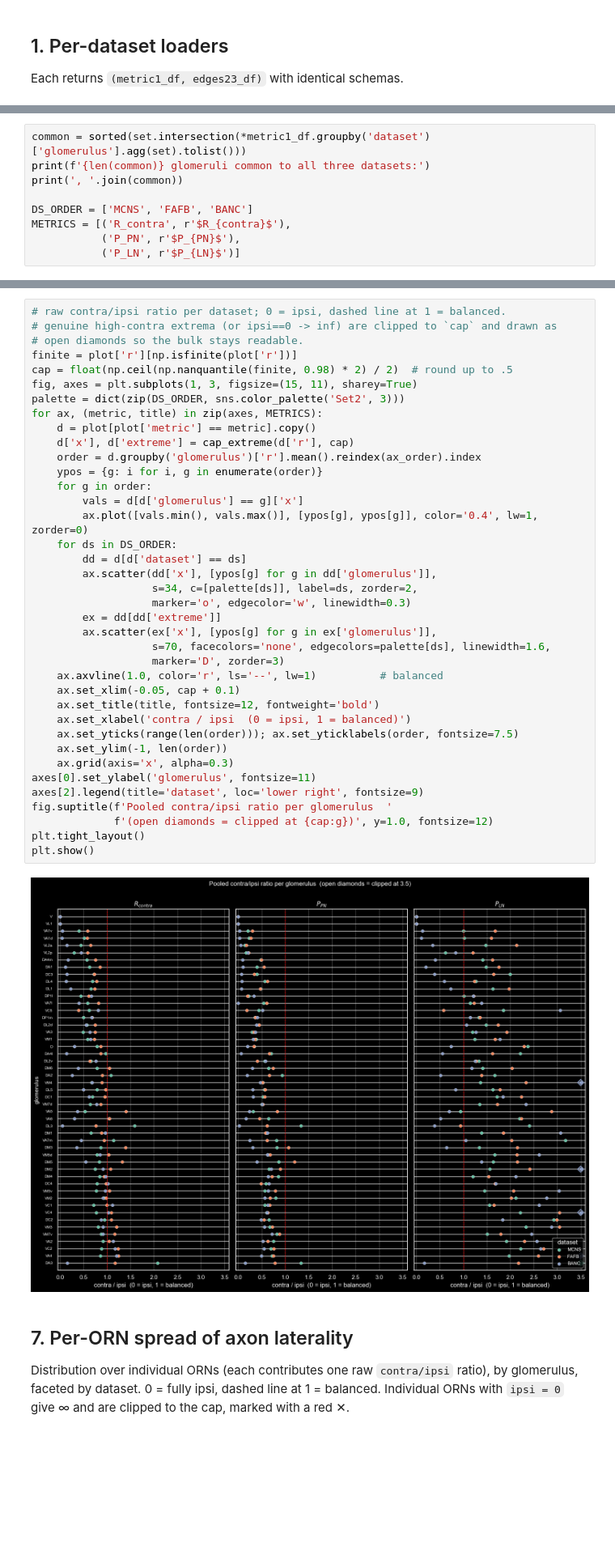
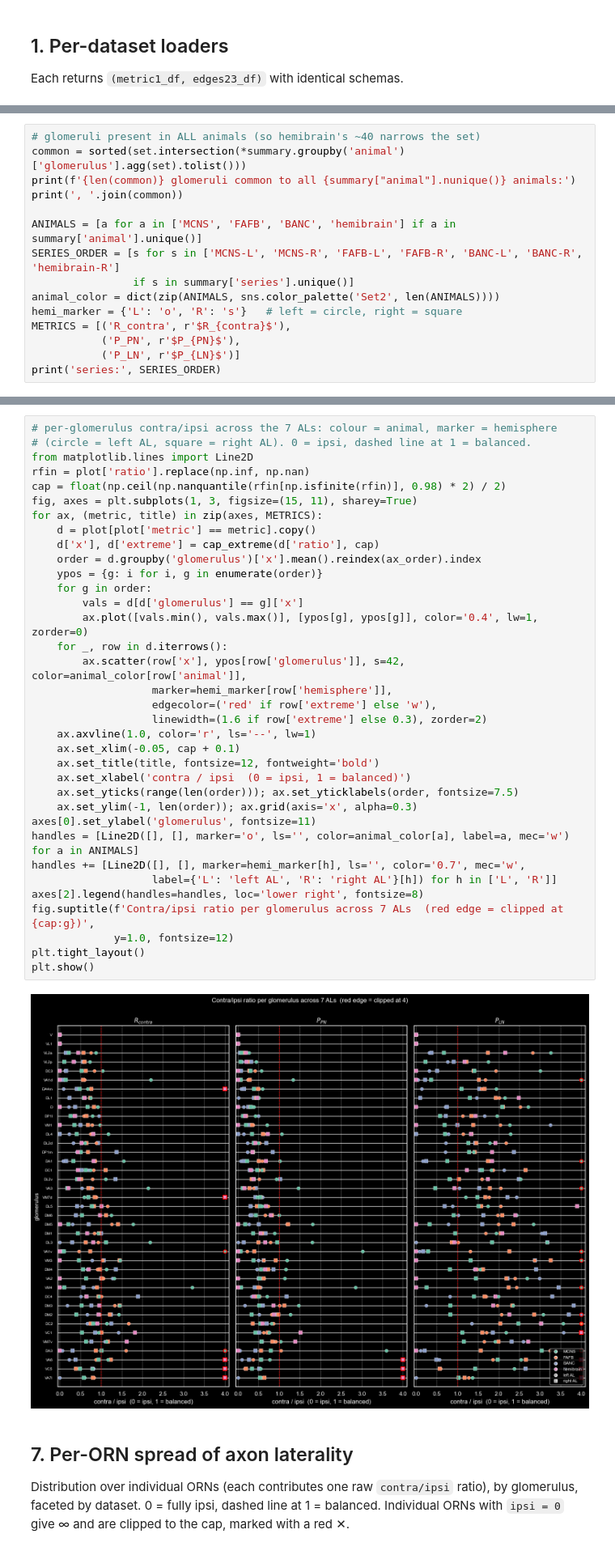
Before and after one commit to neurorishika/fly-connectomics, a Jupyter notebook: analysis/ORN-lateralization-multi.ipynb, the cells around one changed output, grey strips where cells are left out. Shown at 81% size. Drawn from its saved outputs; the diff is of its cells as text; blank space fills up the shorter version.

```diff
--- a/analysis/ORN-lateralization-multi.ipynb
+++ b/analysis/ORN-lateralization-multi.ipynb
@@ -286,10 +291,16 @@ saved ORN-lateralization-multi.csv   (474, 8)
 # %%
-common = sorted(set.intersection(*metric1_df.groupby('dataset')['glomerulus'].agg(set).tolist()))
-print(f'{len(common)} glomeruli common to all three datasets:')
+# glomeruli present in ALL animals (so hemibrain's ~40 narrows the set)
+common = sorted(set.intersection(*summary.groupby('animal')['glomerulus'].agg(set).tolist()))
+print(f'{len(common)} glomeruli common to all {summary["animal"].nunique()} animals:')
 print(', '.join(common))
 
-DS_ORDER = ['MCNS', 'FAFB', 'BANC']
+ANIMALS = [a for a in ['MCNS', 'FAFB', 'BANC', 'hemibrain'] if a in summary['animal'].unique()]
+SERIES_ORDER = [s for s in ['MCNS-L', 'MCNS-R', 'FAFB-L', 'FAFB-R', 'BANC-L', 'BANC-R', 'hemibrain-R']
+                if s in summary['series'].unique()]
+animal_color = dict(zip(ANIMALS, sns.color_palette('Set2', len(ANIMALS))))
+hemi_marker = {'L': 'o', 'R': 's'}   # left = circle, right = square
 METRICS = [('R_contra', r'$R_{contra}$'),
            ('P_PN', r'$P_{PN}$'),
            ('P_LN', r'$P_{LN}$')]
+print('series:', SERIES_ORDER)
 # %% [output]
@@ -343,43 +351,40 @@ Dot / lollipop view: marker per dataset, glomeruli sorted, dashed line at **1 =
 # %%
-# raw contra/ipsi ratio per dataset; 0 = ipsi, dashed line at 1 = balanced.
-# genuine high-contra extrema (or ipsi==0 -> inf) are clipped to `cap` and drawn as
-# open diamonds so the bulk stays readable.
-finite = plot['r'][np.isfinite(plot['r'])]
-cap = float(np.ceil(np.nanquantile(finite, 0.98) * 2) / 2)  # round up to .5
+# per-glomerulus contra/ipsi across the 7 ALs: colour = animal, marker = hemisphere
+# (circle = left AL, square = right AL). 0 = ipsi, dashed line at 1 = balanced.
+from matplotlib.lines import Line2D
+rfin = plot['ratio'].replace(np.inf, np.nan)
+cap = float(np.ceil(np.nanquantile(rfin[np.isfinite(rfin)], 0.98) * 2) / 2)
 fig, axes = plt.subplots(1, 3, figsize=(15, 11), sharey=True)
-palette = dict(zip(DS_ORDER, sns.color_palette('Set2', 3)))
 for ax, (metric, title) in zip(axes, METRICS):
     d = plot[plot['metric'] == metric].copy()
-    d['x'], d['extreme'] = cap_extreme(d['r'], cap)
-    order = d.groupby('glomerulus')['r'].mean().reindex(ax_order).index
+    d['x'], d['extreme'] = cap_extreme(d['ratio'], cap)
+    order = d.groupby('glomerulus')['x'].mean().reindex(ax_order).index
     ypos = {g: i for i, g in enumerate(order)}
     for g in order:
         vals = d[d['glomerulus'] == g]['x']
         ax.plot([vals.min(), vals.max()], [ypos[g], ypos[g]], color='0.4', lw=1, zorder=0)
-    for ds in DS_ORDER:
-        dd = d[d['dataset'] == ds]
-        ax.scatter(dd['x'], [ypos[g] for g in dd['glomerulus']],
-                   s=34, c=[palette[ds]], label=ds, zorder=2,
-                   marker='o', edgecolor='w', linewidth=0.3)
-        ex = dd[dd['extreme']]
-        ax.scatter(ex['x'], [ypos[g] for g in ex['glomerulus']],
-                   s=70, facecolors='none', edgecolors=palette[ds], linewidth=1.6,
-                   marker='D', zorder=3)
-    ax.axvline(1.0, color='r', ls='--', lw=1)          # balanced
+    for _, row in d.iterrows():
+        ax.scatter(row['x'], ypos[row['glomerulus']], s=42, color=animal_color[row['animal']],
+                   marker=hemi_marker[row['hemisphere']],
+                   edgecolor=('red' if row['extreme'] else 'w'),
+                   linewidth=(1.6 if row['extreme'] else 0.3), zorder=2)
+    ax.axvline(1.0, color='r', ls='--', lw=1)
     ax.set_xlim(-0.05, cap + 0.1)
     ax.set_title(title, fontsize=12, fontweight='bold')
     ax.set_xlabel('contra / ipsi  (0 = ipsi, 1 = balanced)')
     ax.set_yticks(range(len(order))); ax.set_yticklabels(order, fontsize=7.5)
-    ax.set_ylim(-1, len(order))
-    ax.grid(axis='x', alpha=0.3)
+    ax.set_ylim(-1, len(order)); ax.grid(axis='x', alpha=0.3)
 axes[0].set_ylabel('glomerulus', fontsize=11)
-axes[2].legend(title='dataset', loc='lower right', fontsize=9)
-fig.suptitle(f'Pooled contra/ipsi ratio per glomerulus  '
-             f'(open diamonds = clipped at {cap:g})', y=1.0, fontsize=12)
+handles = [Line2D([], [], marker='o', ls='', color=animal_color[a], label=a, mec='w') for a in ANIMALS]
+handles += [Line2D([], [], marker=hemi_marker[h], ls='', color='0.7', mec='w',
+                   label={'L': 'left AL', 'R': 'right AL'}[h]) for h in ['L', 'R']]
+axes[2].legend(handles=handles, loc='lower right', fontsize=8)
+fig.suptitle(f'Contra/ipsi ratio per glomerulus across 7 ALs  (red edge = clipped at {cap:g})',
+             y=1.0, fontsize=12)
 plt.tight_layout()
 plt.show()
 # %% [output]
-[figure, old version]
+[figure, new version]
 # %% [markdown]
 ## 7. Per-ORN spread of axon laterality
 
```
Also changed, not shown: parts of 26 cells of this notebook, 52 other files.
